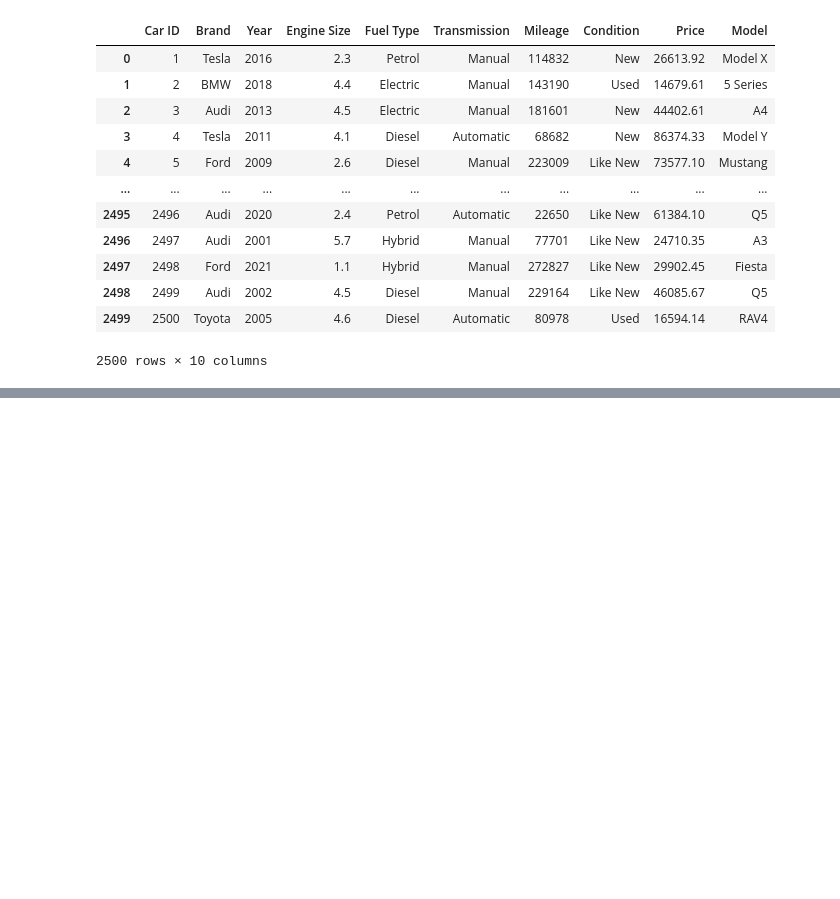
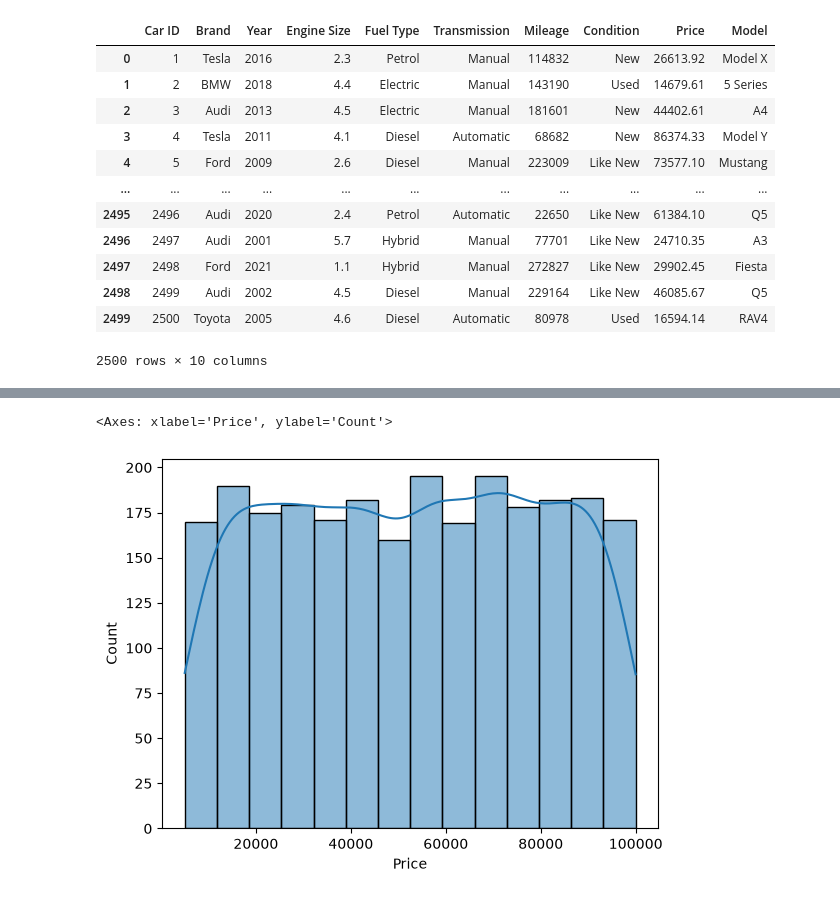
Before and after one commit to Sahilkhxn/Car_Price_prediction, a Jupyter notebook: car_price.ipynb, the cells around one changed output, grey strips where cells are left out. Drawn from its saved outputs; the diff is of its cells as text; code cells hidden in the pictures; blank space fills up the shorter version.

```diff
--- a/car_price.ipynb
+++ b/car_price.ipynb
@@ -346,0 +400,5 @@ df
+# %%
+sns.histplot(df['Price'], kde=True)
+# %% [output]
+<Axes: xlabel='Price', ylabel='Count'>
+[figure, added]
```
Also changed, not shown: parts of 14 cells of this notebook.
